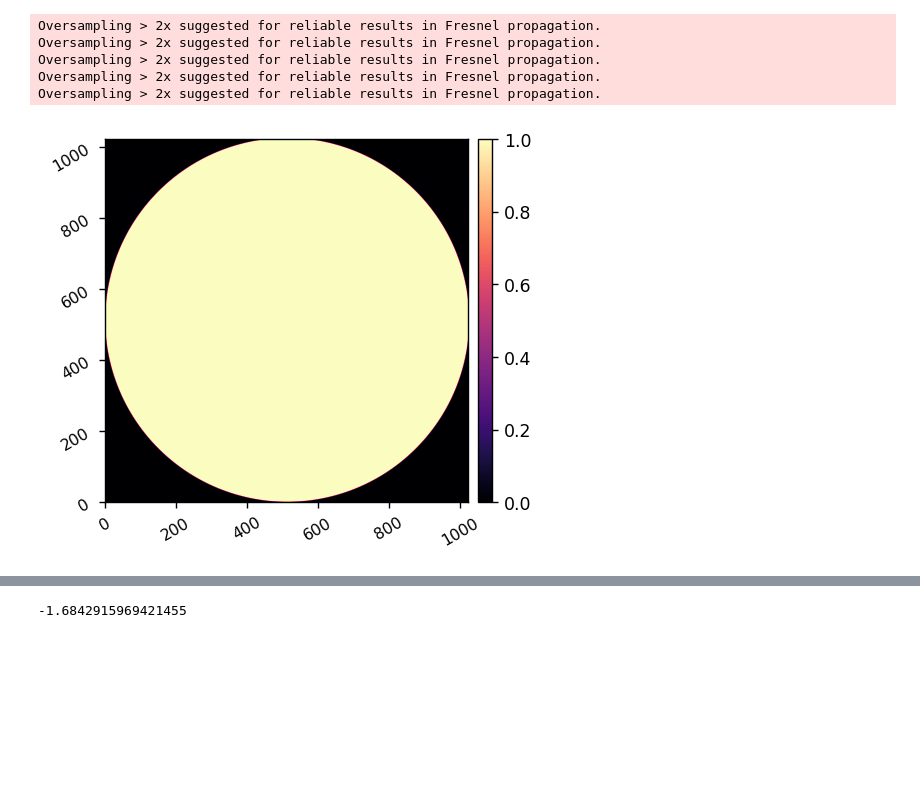
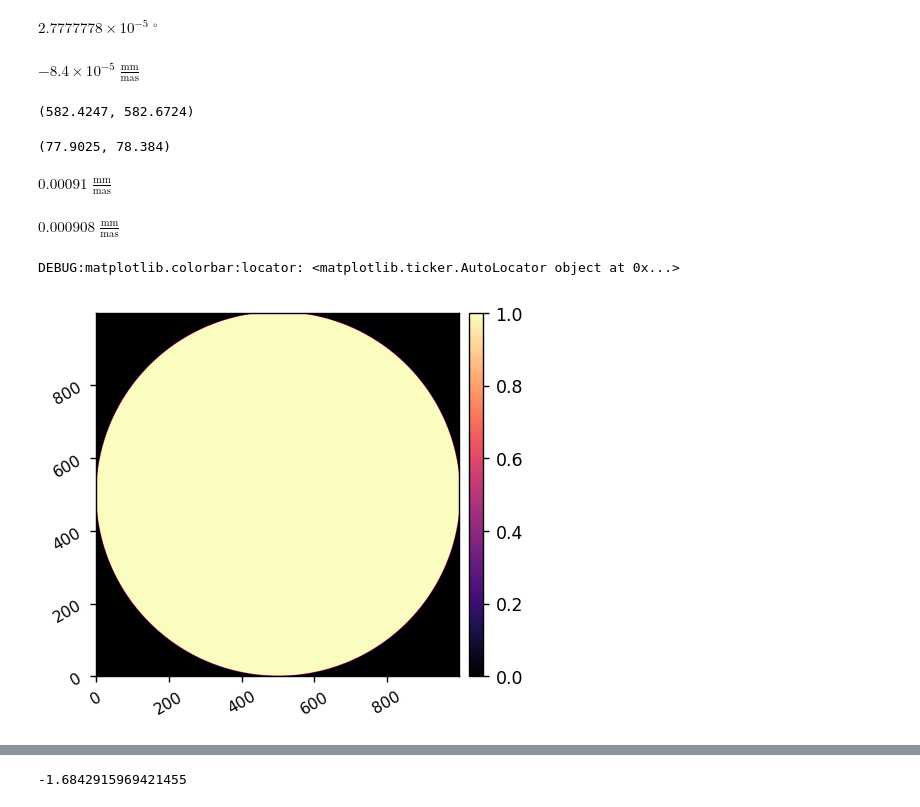
Before and after one commit to kian1377/apra-howfsc-models, a Jupyter notebook: notebooks/test_ote_model.ipynb, the cells around one changed output, grey strips where cells are left out. Cells and saved outputs as stored; diff of their text form; code cells hidden in the pictures; blank space fills up the shorter version.

```diff
--- a/notebooks/test_ote_model.ipynb
+++ b/notebooks/test_ote_model.ipynb
@@ -34,3 +32,6 @@ from apra_pop_models.imshows import *
 
 pupil_diam = 6.5*u.m
 wavelength_c = 650e-9*u.m
+# %%
+reload(fresnel_ote)
+tmodel = fresnel_ote.OTE()
@@ -45,16 +81,37 @@ NameError: name 'ote' is not defined
+# %%
+# Assume pointing stability is 10mas
+pointing = 100*u.mas
+display(pointing.to(u.degree))
+# %% [output]
+$2.7777778 \times 10^{-5} \; \mathrm{{}^{\circ}}$
+# %%
+m2_shift_per_mas = (286.8754*u.mm - 286.8838*u.mm)/(100*u.mas)
+m2_shift_per_mas
+# %% [output]
+$-8.4 \times 10^{-5} \; \mathrm{\frac{mm}{mas}}$
+# %%
+295.5493 + 286.8754, 291.3362*2
+# %% [output]
+(582.4247, 582.6724)
+# %%
+253.436 - 175.5335, 39.192*2
+# %% [output]
+(77.9025, 78.384)
+# %%
+m3_shift_per_mas = (175.5335*u.mm - 175.5244*u.mm)/(10*u.mas)
+display(m3_shift_per_mas)
+
+m3_shift_per_mas = (175.5335*u.mm - 175.4427*u.mm)/(100*u.mas)
+display(m3_shift_per_mas)
+# %% [output]
+$0.00091 \; \mathrm{\frac{mm}{mas}}$
+$0.000908 \; \mathrm{\frac{mm}{mas}}$
 # %%
-reload(ote_model)
-ote = ote_model.OTE()
+tmodel.npix = 1000
+tmodel.oversample = 4
 
-ote.npix = 1024
-ote.oversample = 4
-
-imshow1(ote.pupil_mask)
+imshow1(tmodel.pupil_mask)
 # %% [output]
-Oversampling > 2x suggested for reliable results in Fresnel propagation.
-Oversampling > 2x suggested for reliable results in Fresnel propagation.
-Oversampling > 2x suggested for reliable results in Fresnel propagation.
-Oversampling > 2x suggested for reliable results in Fresnel propagation.
-Oversampling > 2x suggested for reliable results in Fresnel propagation.
+DEBUG:matplotlib.colorbar:locator: <matplotlib.ticker.AutoLocator object at 0x...>
-[figure, old version]
+[figure, new version]
 # %%
```
Also changed, not shown: parts of 12 cells of this notebook, 4 other files.
